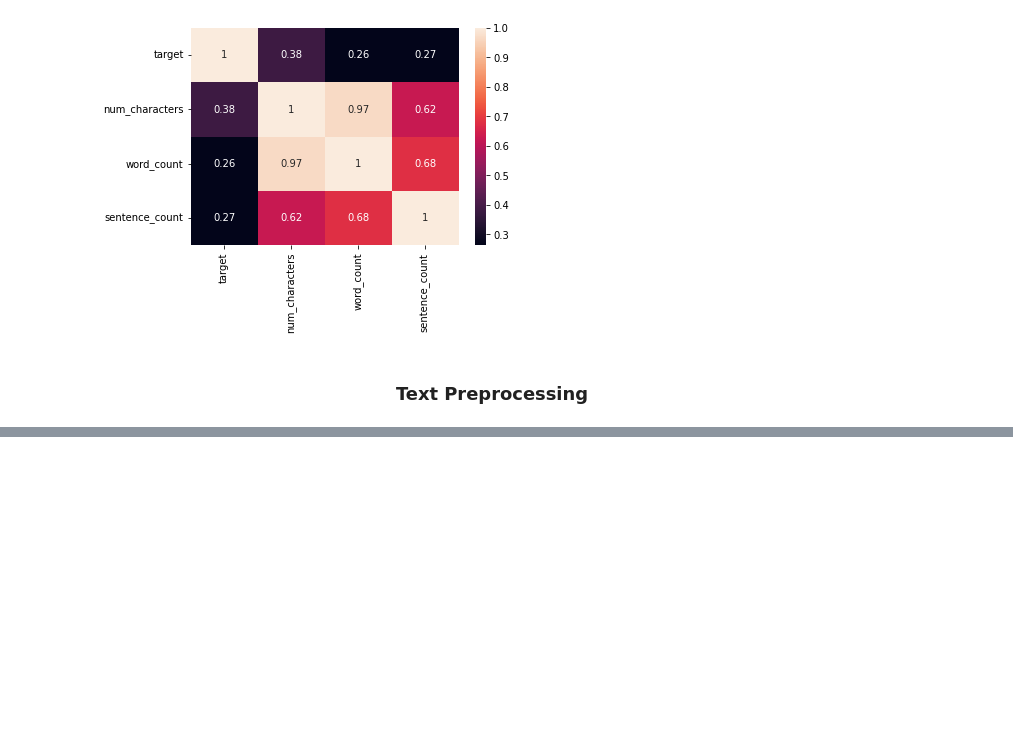
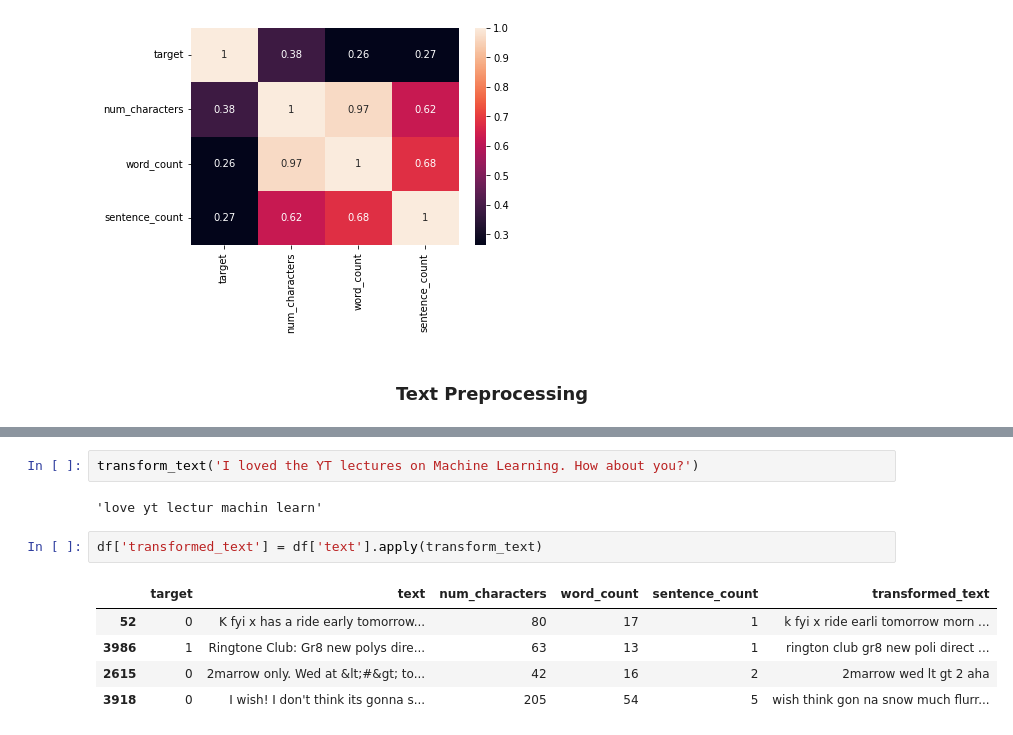
Before and after one commit to jaydeepdey03/Spam_Detection, a Jupyter notebook: Model/SmsSpamDetection.ipynb, the cells around one changed output, grey strips where cells are left out. Cells and saved outputs as stored; diff of their text form; blank space fills up the shorter version.

```diff
--- a/Model/SmsSpamDetection.ipynb
+++ b/Model/SmsSpamDetection.ipynb
@@ -200,0 +253,12 @@ Steps:
+# %%
+transform_text('I loved the YT lectures on Machine Learning. How about you?')
+# %% [output]
+'love yt lectur machin learn'
+# %%
+df['transformed_text'] = df['text'].apply(transform_text)
+# %% [output]
+|  | target | text | num_characters | word_count | sentence_count | transformed_text |
+| 52 | 0 | K fyi x has a ride early tomorrow... | 80 | 17 | 1 | k fyi x ride earli tomorrow morn ... |
+| 3986 | 1 | Ringtone Club: Gr8 new polys dire... | 63 | 13 | 1 | rington club gr8 new poli direct ... |
+| 2615 | 0 | 2marrow only. Wed at &lt;#&gt; to... | 42 | 16 | 2 | 2marrow wed lt gt 2 aha |
+| 3918 | 0 | I wish! I don't think its gonna s... | 205 | 54 | 5 | wish think gon na snow much flurr... |
```
Also changed, not shown: parts of 8 cells of this notebook.
